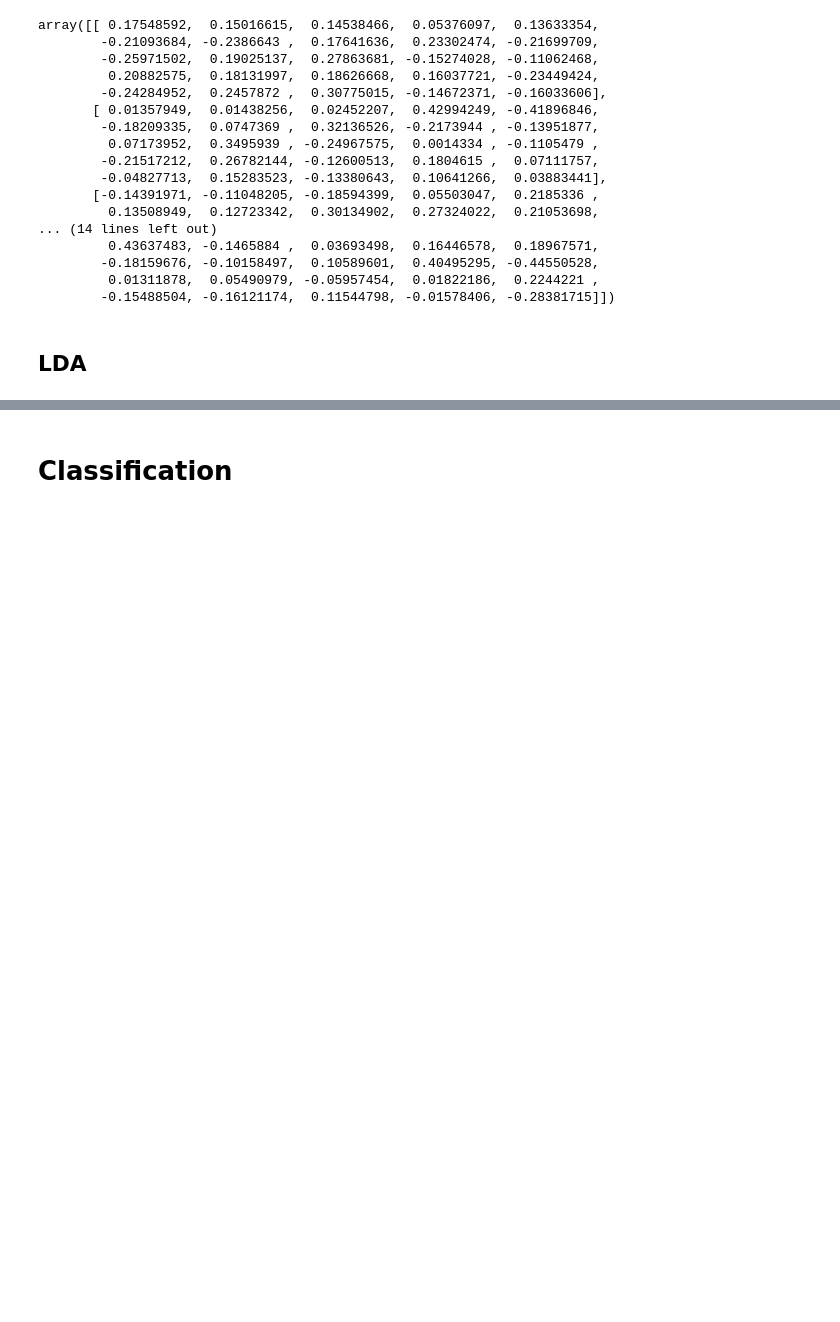
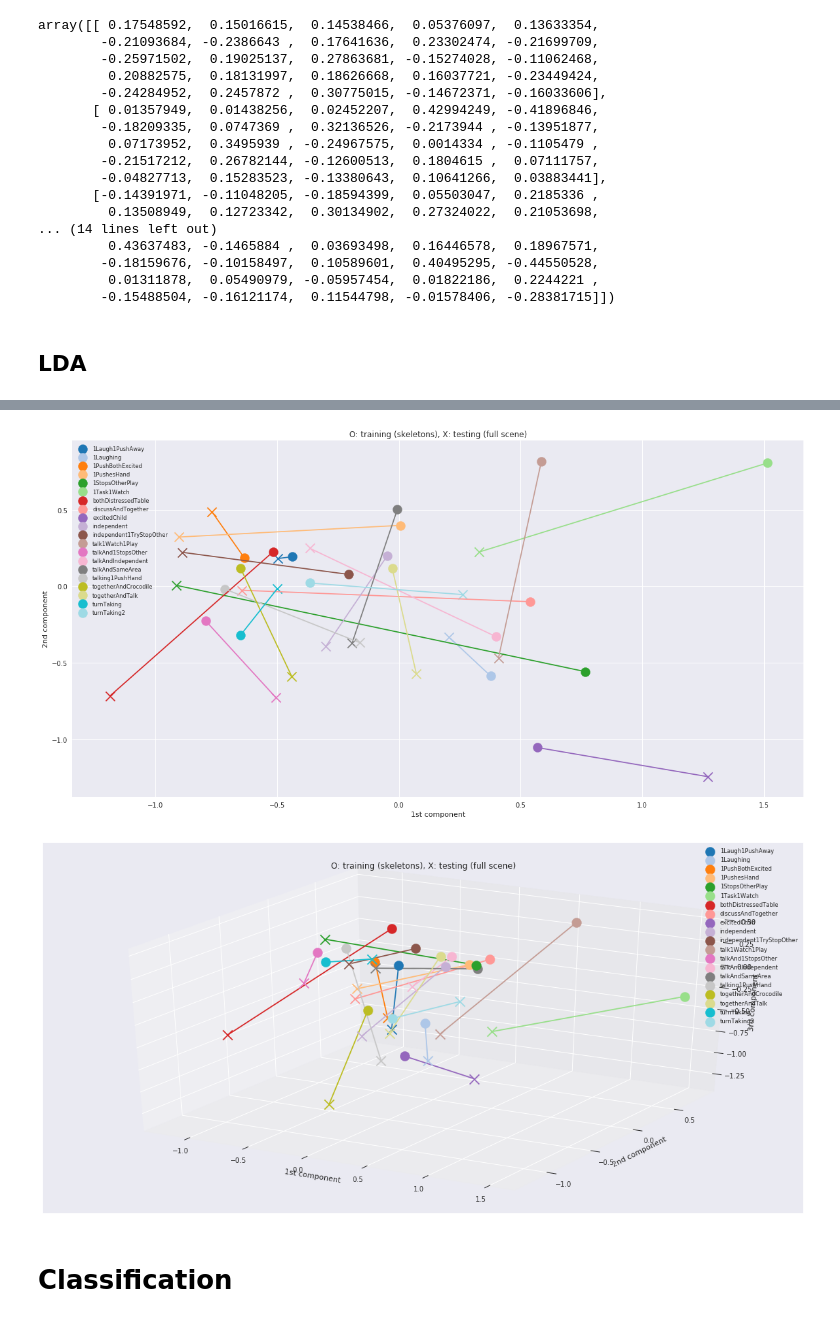
Before and after one commit to severin-lemaignan/pinsoro-kinematics, a Jupyter notebook: classification.ipynb, the cells around one changed output, grey strips where cells are left out. Drawn from its saved outputs; the diff is of its cells as text; code cells hidden in the pictures; blank space fills up the shorter version.

```diff
--- a/classification.ipynb
+++ b/classification.ipynb
@@ -114,3 +208,9 @@ plot_embedding(lda.transform(pca.transform(testing)), testing_labels)
+# %%
+plot_compare_embeddings(training_means_lda, testing_means_lda, training_means.index,three_d=False)
+plot_compare_embeddings(training_means_lda, testing_means_lda, training_means.index,three_d=True)
+# %% [output]
+[figure, added]
+[figure, added]
 # %% [markdown]
 # Classification
 # %%
```
Also changed, not shown: parts of 14 cells of this notebook.
